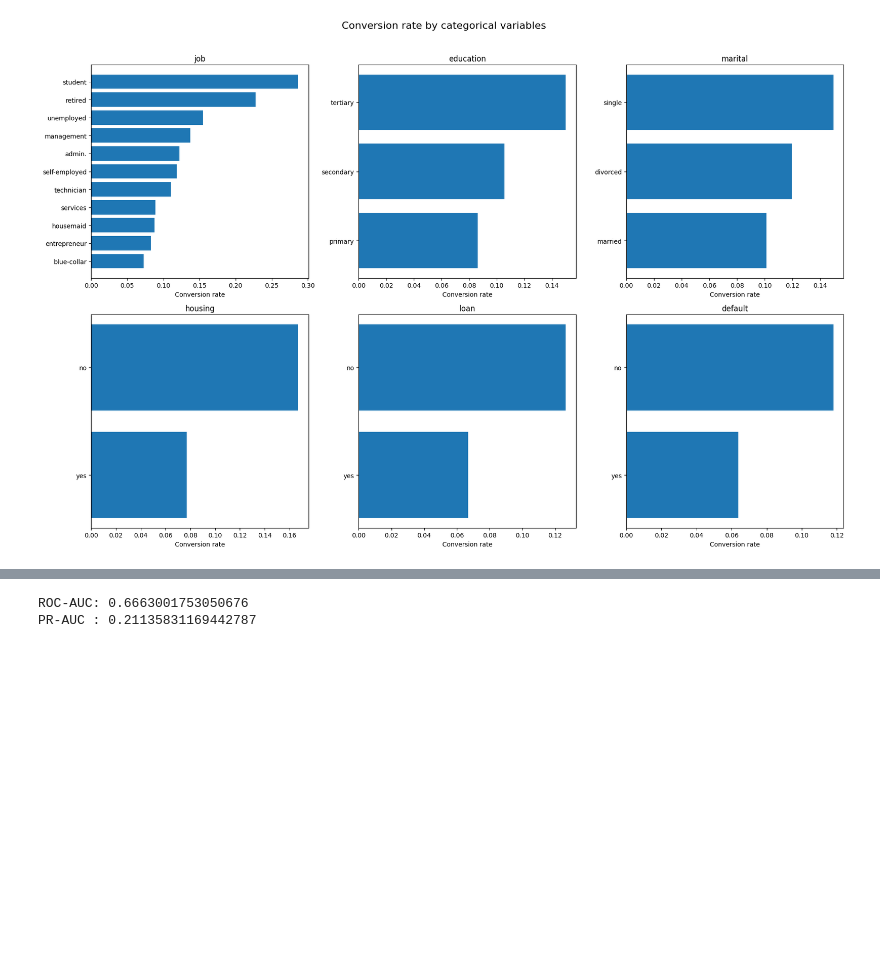
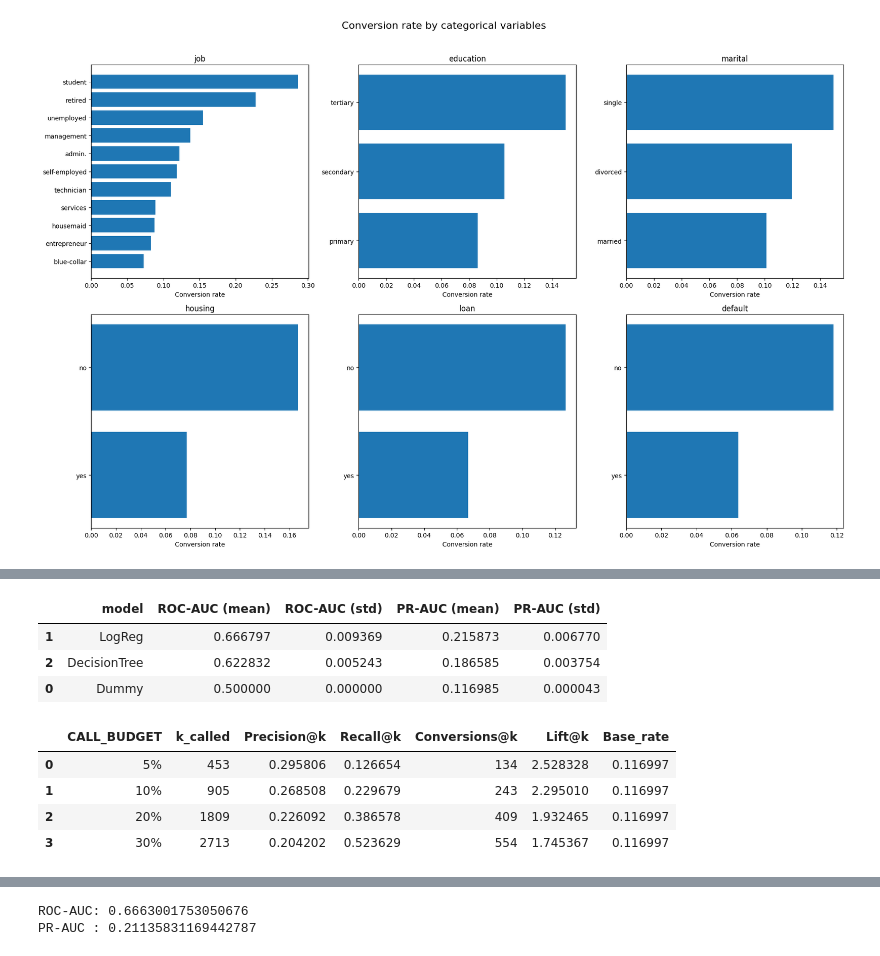
Before and after one commit to NguyenPhanNhatLan/DM, a Jupyter notebook: notebooks/campaign_segmentation.ipynb, the cells around one changed output, grey strips where cells are left out. Cells and saved outputs as stored; diff of their text form; code cells hidden in the pictures; blank space fills up the shorter version.

```diff
--- a/notebooks/campaign_segmentation.ipynb
+++ b/notebooks/campaign_segmentation.ipynb
@@ -173,0 +232,28 @@ EDA
+# %%
+def topk_table(y_true, y_score, budgets=(0.05, 0.10, 0.20, 0.30)):
+    y_true = np.asarray(y_true).astype(int)
+    y_score = np.asarray(y_score).astype(float)
+    n = len(y_true)
+    base_rate = y_true.mean()
+    total_pos = y_true.sum()
+
+    order = np.argsort(-y_score)  # descending score
+    rows = []
+    for b in budgets:
+        k = int(np.ceil(b * n))
+        idx = order[:k]
+        pos_k = int(y_true[idx].sum())
+        precision_k = pos_k / k if k > 0 else 0.0
+        recall_k = pos_k / total_pos if total_pos > 0 else 0.0
+        lift_k = precision_k / base_rate if base_rate > 0 else np.nan
+
+        rows.append({
+            "CALL_BUDGET": f"{int(b*100)}%",
+            "k_called": k,
+            "Precision@k": precision_k,
+            "Recall@k": recall_k,          # capture rate
+            "Conversions@k": pos_k,
+            "Lift@k": lift_k,
+            "Base_rate": base_rate
+        })
+    return pd.DataFrame(rows)
@@ -173,0 +284,39 @@ EDA
+# %%
+from sklearn.model_selection import StratifiedKFold, cross_validate
+
+
+cv = StratifiedKFold(n_splits=5, shuffle=True, random_state=42)
+scoring = {"roc_auc": roc_auc_scorer, "pr_auc": pr_auc_scorer}
+
+compare_rows = []
+for name, est in models.items():
+    out = cross_validate(est, X, y, cv=cv, scoring=scoring, return_train_score=False)
+    compare_rows.append({
+        "model": name,
+        "ROC-AUC (mean)": out["test_roc_auc"].mean(),
+        "ROC-AUC (std)": out["test_roc_auc"].std(),
+        "PR-AUC (mean)": out["test_pr_auc"].mean(),
+        "PR-AUC (std)": out["test_pr_auc"].std(),
+    })
+
+compare_df = pd.DataFrame(compare_rows).sort_values("PR-AUC (mean)", ascending=False)
+display(compare_df)
+# %% [output]
+|  | model | ROC-AUC (mean) | ROC-AUC (std) | PR-AUC (mean) | PR-AUC (std) |
+| 1 | LogReg | 0.666797 | 0.009369 | 0.215873 | 0.006770 |
+| 2 | DecisionTree | 0.622832 | 0.005243 | 0.186585 | 0.003754 |
+| 0 | Dummy | 0.500000 | 0.000000 | 0.116985 | 0.000043 |
+# %%
+X_train, X_test, y_train, y_test = train_test_split(
+    X, y, test_size=0.2, stratify=y, random_state=42
+)
+pipe_lr.fit(X_train, y_train)
+p_test = pipe_lr.predict_proba(X_test)[:, 1]
+topk_df = topk_table(y_test, p_test, budgets=(0.05, 0.10, 0.20, 0.30))
+display(topk_df)
+# %% [output]
+|  | CALL_BUDGET | k_called | Precision@k | Recall@k | Conversions@k | Lift@k | Base_rate |
+| 0 | 5% | 453 | 0.295806 | 0.126654 | 134 | 2.528328 | 0.116997 |
+| 1 | 10% | 905 | 0.268508 | 0.229679 | 243 | 2.295010 | 0.116997 |
+| 2 | 20% | 1809 | 0.226092 | 0.386578 | 409 | 1.932465 | 0.116997 |
+| 3 | 30% | 2713 | 0.204202 | 0.523629 | 554 | 1.745367 | 0.116997 |
```
Also changed, not shown: parts of 12 cells of this notebook, 3 other files.
